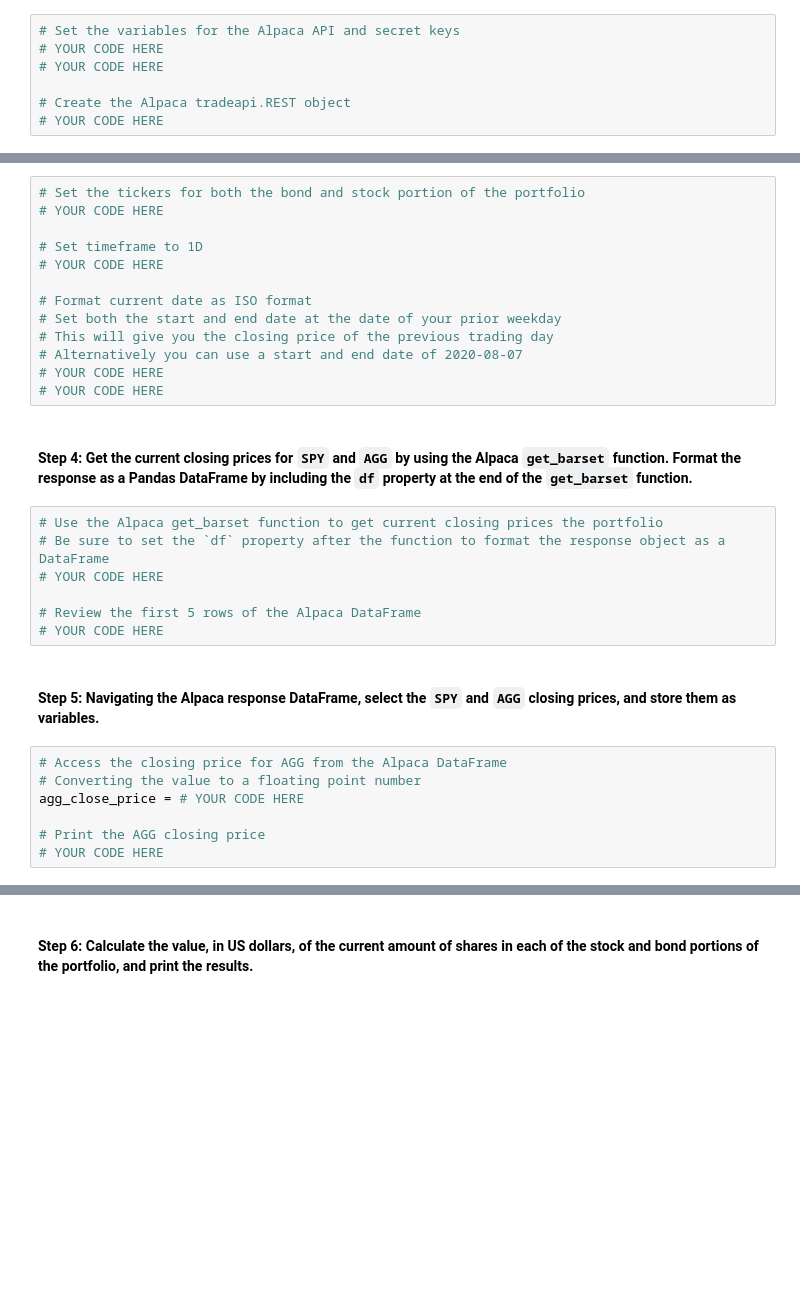
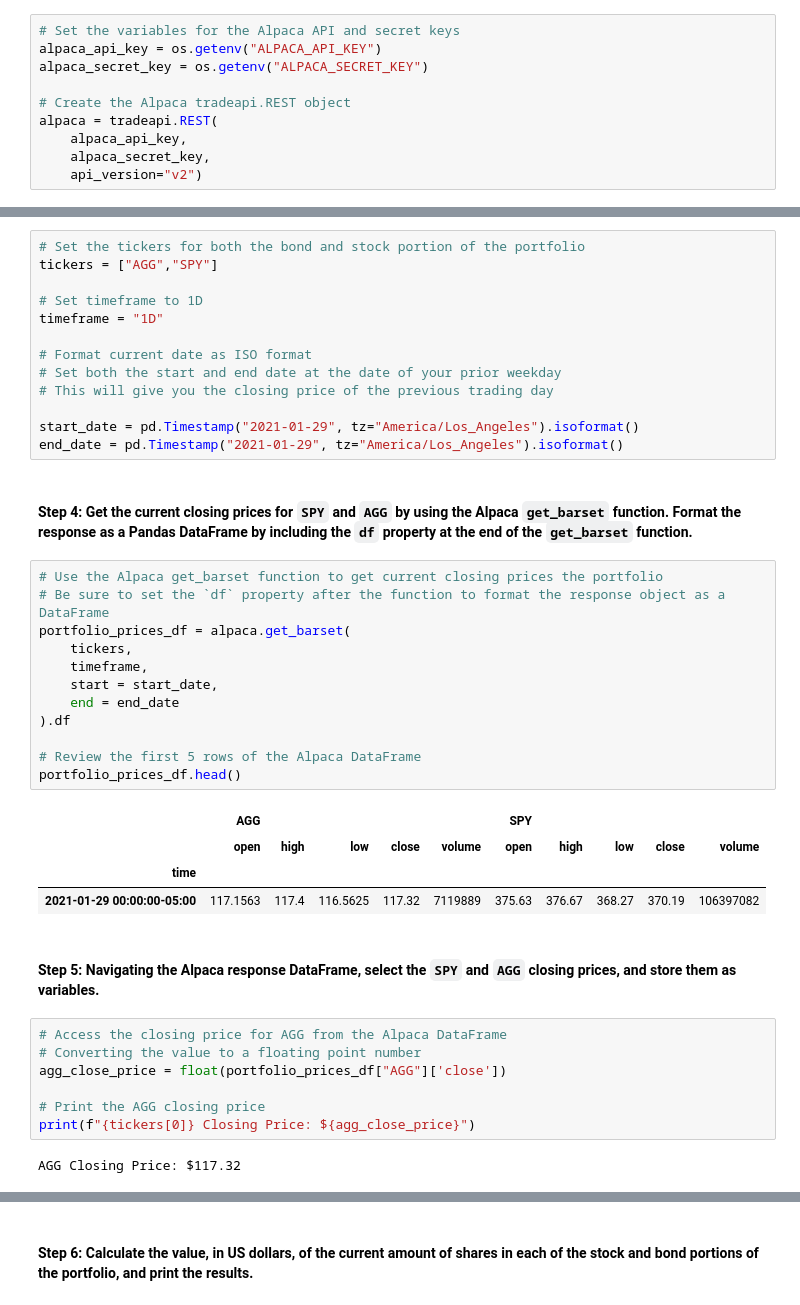
Before and after one commit to coronado212/financial_planner_api_5, a Jupyter notebook: financial_planning_tools.ipynb, the cells around one changed output, grey strips where cells are left out. Cells and saved outputs as stored; diff of their text form; blank space fills up the shorter version.

```diff
--- a/financial_planning_tools.ipynb
+++ b/financial_planning_tools.ipynb
@@ -182,11 +184,14 @@ agg_shares = 200
 #### Step 2: Set the variables for the Alpaca API and secret keys. Using the Alpaca SDK, create the Alpaca `tradeapi.REST` object. In this object, include the parameters for the Alpaca API key, the secret key, and the version number.
 # %%
 # Set the variables for the Alpaca API and secret keys
-# YOUR CODE HERE
-# YOUR CODE HERE
+alpaca_api_key = os.getenv("ALPACA_API_KEY")
+alpaca_secret_key = os.getenv("ALPACA_SECRET_KEY")
 
 # Create the Alpaca tradeapi.REST object
-# YOUR CODE HERE
+alpaca = tradeapi.REST(
+    alpaca_api_key,
+    alpaca_secret_key,
+    api_version="v2")
 # %% [markdown]
 #### Step 3: Set the following parameters for the Alpaca API call:
 
@@ -197,35 +202,47 @@ agg_shares = 200
 - `start_date` and `end_date`: Use the same date for these parameters, and format them with the date of the previous weekday (or `2020-08-07`). This is because you want the one closing price for the most-recent trading day.
 # %%
 # Set the tickers for both the bond and stock portion of the portfolio
-# YOUR CODE HERE
+tickers = ["AGG","SPY"]
 
 # Set timeframe to 1D
-# YOUR CODE HERE
+timeframe = "1D"
 
 # Format current date as ISO format
 # Set both the start and end date at the date of your prior weekday
 # This will give you the closing price of the previous trading day
-# Alternatively you can use a start and end date of 2020-08-07
-# YOUR CODE HERE
-# YOUR CODE HERE
+
+start_date = pd.Timestamp("2021-01-29", tz="America/Los_Angeles").isoformat()
+end_date = pd.Timestamp("2021-01-29", tz="America/Los_Angeles").isoformat()
 # %% [markdown]
 #### Step 4: Get the current closing prices for `SPY` and `AGG` by using the Alpaca `get_barset` function. Format the response as a Pandas DataFrame by including the `df` property at the end of the `get_barset` function.
 # %%
 # Use the Alpaca get_barset function to get current closing prices the portfolio
 # Be sure to set the `df` property after the function to format the response object as a DataFrame
-# YOUR CODE HERE
+portfolio_prices_df = alpaca.get_barset(
+    tickers,
+    timeframe,
+    start = start_date,
+    end = end_date
+).df
 
 # Review the first 5 rows of the Alpaca DataFrame
-# YOUR CODE HERE
+portfolio_prices_df.head()
+# %% [output]
+|  | AGG |  |  |  |  | SPY |  |  |  |  |
+|  | open | high | low | close | volume | open | high | low | close | volume |
+| time |  |  |  |  |  |  |  |  |  |  |
+| 2021-01-29 00:00:00-05:00 | 117.1563 | 117.4 | 116.5625 | 117.32 | 7119889 | 375.63 | 376.67 | 368.27 | 370.19 | 106397082 |
 # %% [markdown]
 #### Step 5: Navigating the Alpaca response DataFrame, select the `SPY` and `AGG` closing prices, and store them as variables.
 # %%
 # Access the closing price for AGG from the Alpaca DataFrame
 # Converting the value to a floating point number
-agg_close_price = # YOUR CODE HERE
+agg_close_price = float(portfolio_prices_df["AGG"]['close'])
 
 # Print the AGG closing price
-# YOUR CODE HERE
+print(f"{tickers[0]} Closing Price: ${agg_close_price}")
+# %% [output]
+AGG Closing Price: $117.32
 # %%
 # Access the closing price for SPY from the Alpaca DataFrame
 # Converting the value to a floating point number
```
Also changed, not shown: parts of 12 cells of this notebook.
